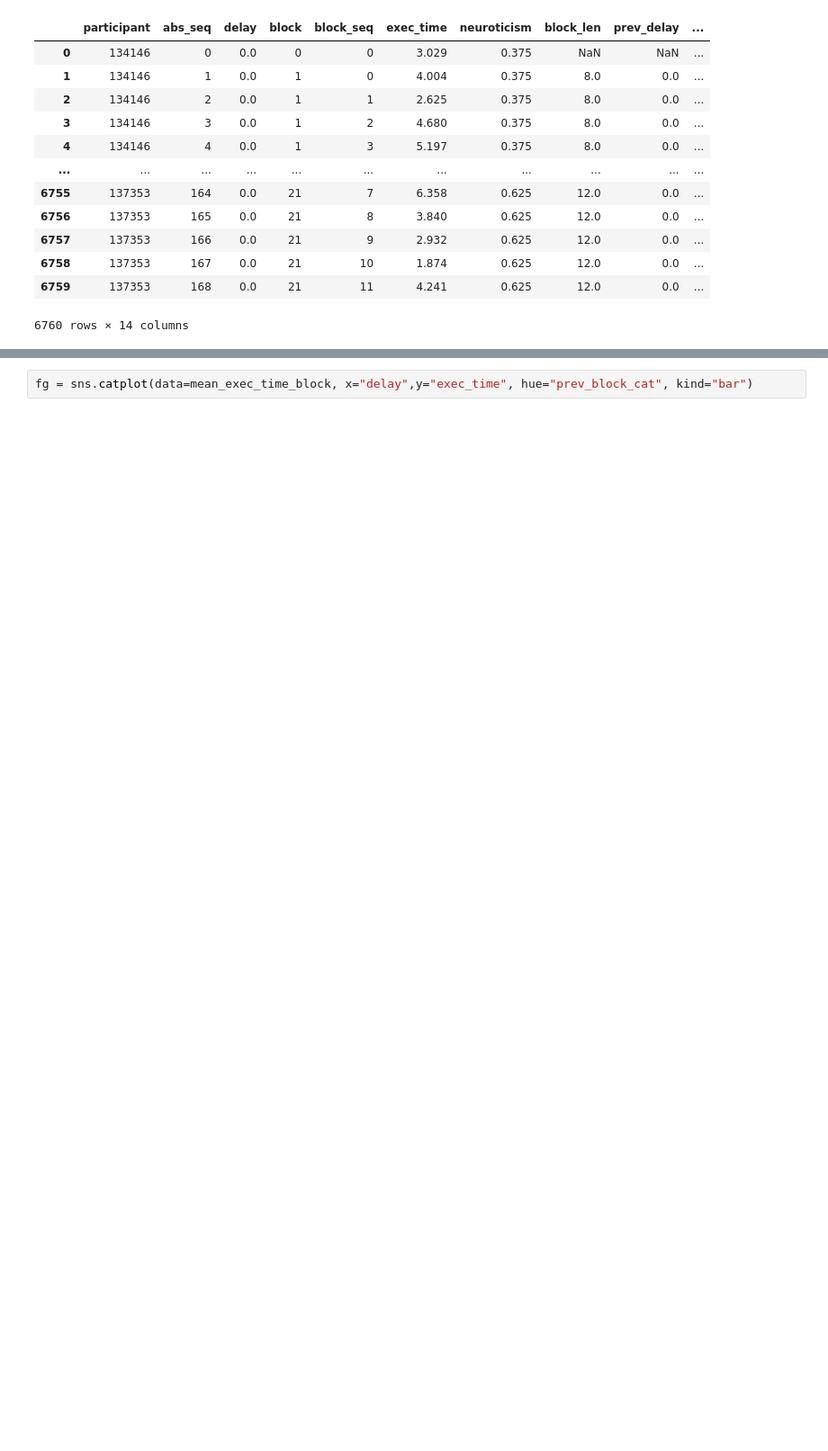
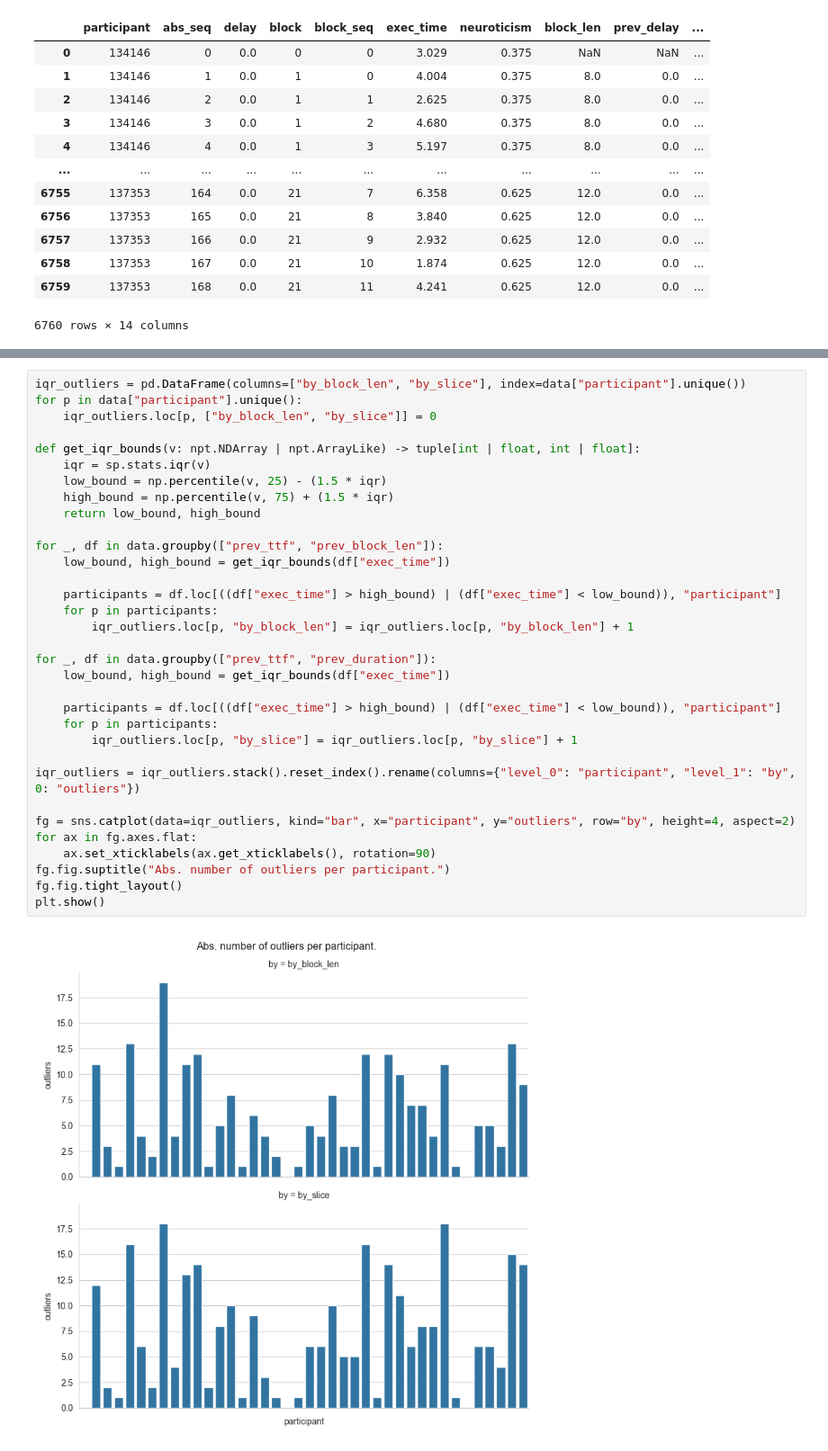
Before and after one commit to molguin92/EdgeDroid2, a Jupyter notebook: analysis_2023/paper_validation.ipynb, the cells around one changed output, grey strips where cells are left out. Shown at 90% size. Cells and saved outputs as stored; diff of their text form; blank space fills up the shorter version.

```diff
--- a/analysis_2023/paper_validation.ipynb
+++ b/analysis_2023/paper_validation.ipynb
@@ -184,2 +321,35 @@ def shift_blocks(df: pd.DataFrame) -> pd.DataFrame:
-# %%
-fg = sns.catplot(data=mean_exec_time_block, x="delay",y="exec_time", hue="prev_block_cat", kind="bar")
+# %%
+iqr_outliers = pd.DataFrame(columns=["by_block_len", "by_slice"], index=data["participant"].unique())
+for p in data["participant"].unique():
+    iqr_outliers.loc[p, ["by_block_len", "by_slice"]] = 0
+
+def get_iqr_bounds(v: npt.NDArray | npt.ArrayLike) -> tuple[int | float, int | float]:
+    iqr = sp.stats.iqr(v)
+    low_bound = np.percentile(v, 25) - (1.5 * iqr)
+    high_bound = np.percentile(v, 75) + (1.5 * iqr)
+    return low_bound, high_bound
+
+for _, df in data.groupby(["prev_ttf", "prev_block_len"]):
+    low_bound, high_bound = get_iqr_bounds(df["exec_time"])
+
+    participants = df.loc[((df["exec_time"] > high_bound) | (df["exec_time"] < low_bound)), "participant"]
+    for p in participants:
+        iqr_outliers.loc[p, "by_block_len"] = iqr_outliers.loc[p, "by_block_len"] + 1
+
+for _, df in data.groupby(["prev_ttf", "prev_duration"]):
+    low_bound, high_bound = get_iqr_bounds(df["exec_time"])
+
+    participants = df.loc[((df["exec_time"] > high_bound) | (df["exec_time"] < low_bound)), "participant"]
+    for p in participants:
+        iqr_outliers.loc[p, "by_slice"] = iqr_outliers.loc[p, "by_slice"] + 1
+
+iqr_outliers = iqr_outliers.stack().reset_index().rename(columns={"level_0": "participant", "level_1": "by", 0: "outliers"})
+
+fg = sns.catplot(data=iqr_outliers, kind="bar", x="participant", y="outliers", row="by", height=4, aspect=2)
+for ax in fg.axes.flat:
+    ax.set_xticklabels(ax.get_xticklabels(), rotation=90)
+fg.fig.suptitle("Abs. number of outliers per participant.")
+fg.fig.tight_layout()
+plt.show()
+# %% [output]
+[figure, added]
```
Also changed, not shown: parts of 7 cells of this notebook, 2 other files.
